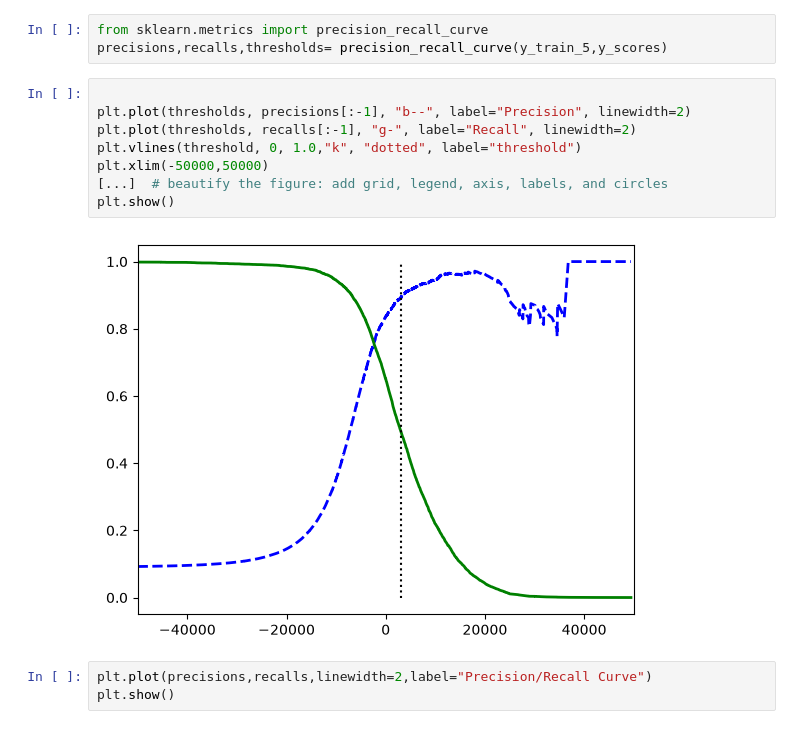
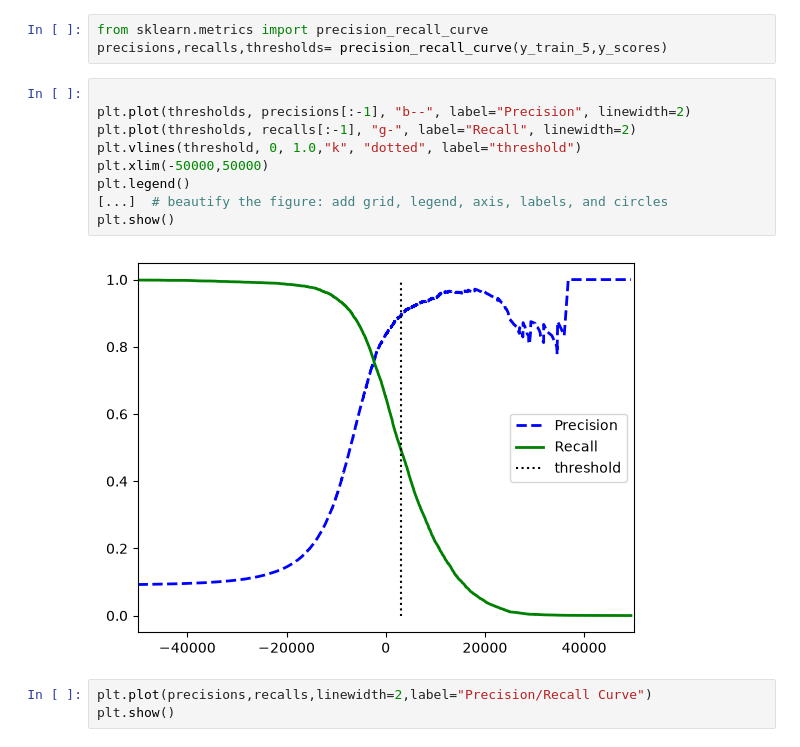
Before and after one commit to arnav-terex/Prerequisites-of-AI, a Jupyter notebook: Learning/classification.ipynb, the cells around one changed output. Drawn from its saved outputs; the diff is of its cells as text.

```diff
--- a/Learning/classification.ipynb
+++ b/Learning/classification.ipynb
@@ -125,13 +149,14 @@ precisions,recalls,thresholds= precision_recall_curve(y_train_5,y_scores)
 # %%
 
 plt.plot(thresholds, precisions[:-1], "b--", label="Precision", linewidth=2)
 plt.plot(thresholds, recalls[:-1], "g-", label="Recall", linewidth=2)
 plt.vlines(threshold, 0, 1.0,"k", "dotted", label="threshold")
 plt.xlim(-50000,50000)
+plt.legend()
 [...]  # beautify the figure: add grid, legend, axis, labels, and circles
 plt.show()
 # %% [output]
-[figure, old version]
+[figure, new version]
 # %%
 plt.plot(precisions,recalls,linewidth=2,label="Precision/Recall Curve")
 plt.show()
```
Also changed, not shown: parts of 5 cells of this notebook, 3 other files.
